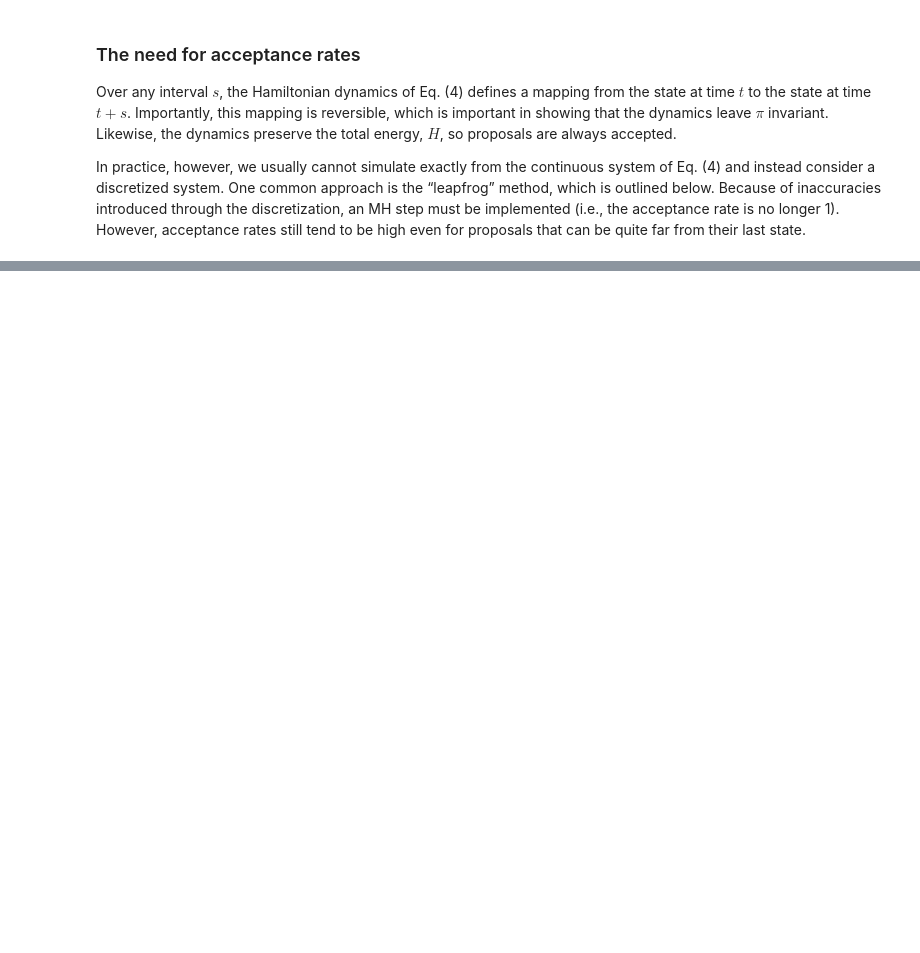
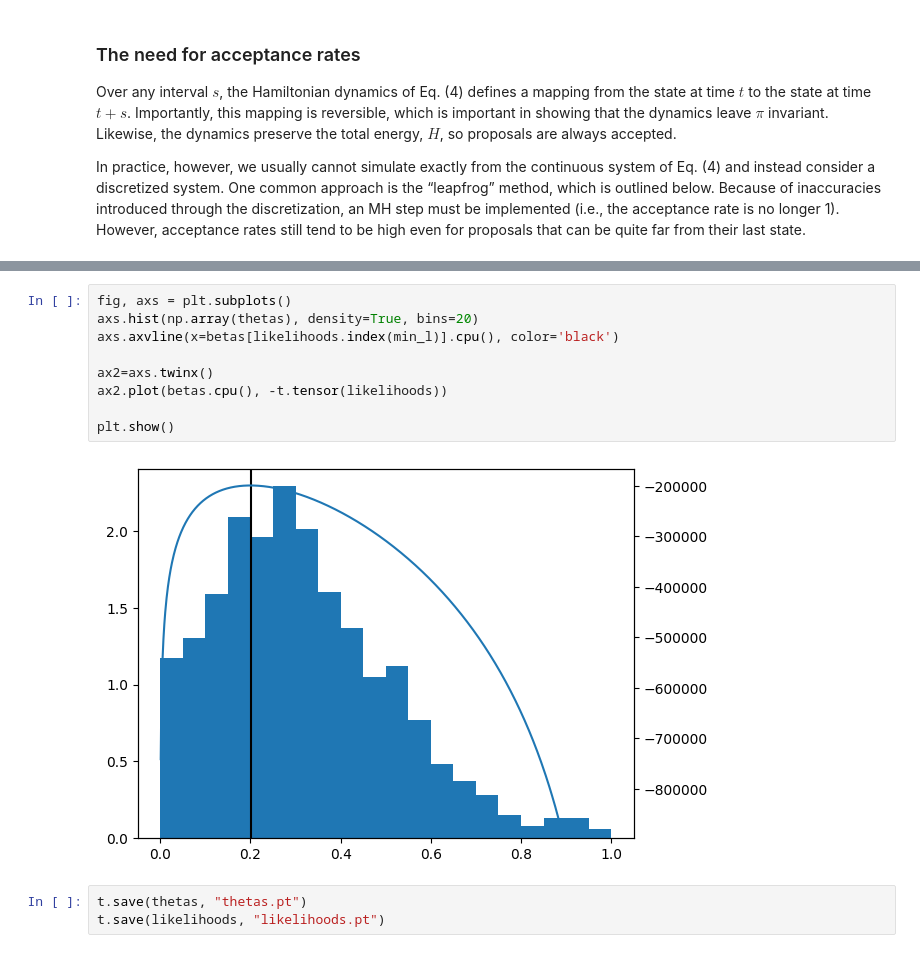
Before and after one commit to JanSchering/Thesis, a Jupyter notebook: si_model/Hamiltonian_MC.ipynb, the cells around one changed output, grey strips where cells are left out. Drawn from its saved outputs; the diff is of its cells as text; blank space fills up the shorter version.

```diff
--- a/si_model/Hamiltonian_MC.ipynb
+++ b/si_model/Hamiltonian_MC.ipynb
@@ -110,0 +200,14 @@ plt.show()
+# %%
+fig, axs = plt.subplots()
+axs.hist(np.array(thetas), density=True, bins=20)
+axs.axvline(x=betas[likelihoods.index(min_l)].cpu(), color='black')
+
+ax2=axs.twinx()
+ax2.plot(betas.cpu(), -t.tensor(likelihoods))
+
+plt.show()
+# %% [output]
+[figure, added]
+# %%
+t.save(thetas, "thetas.pt")
+t.save(likelihoods, "likelihoods.pt")
```
Also changed, not shown: parts of 18 cells of this notebook, 2 other files.
